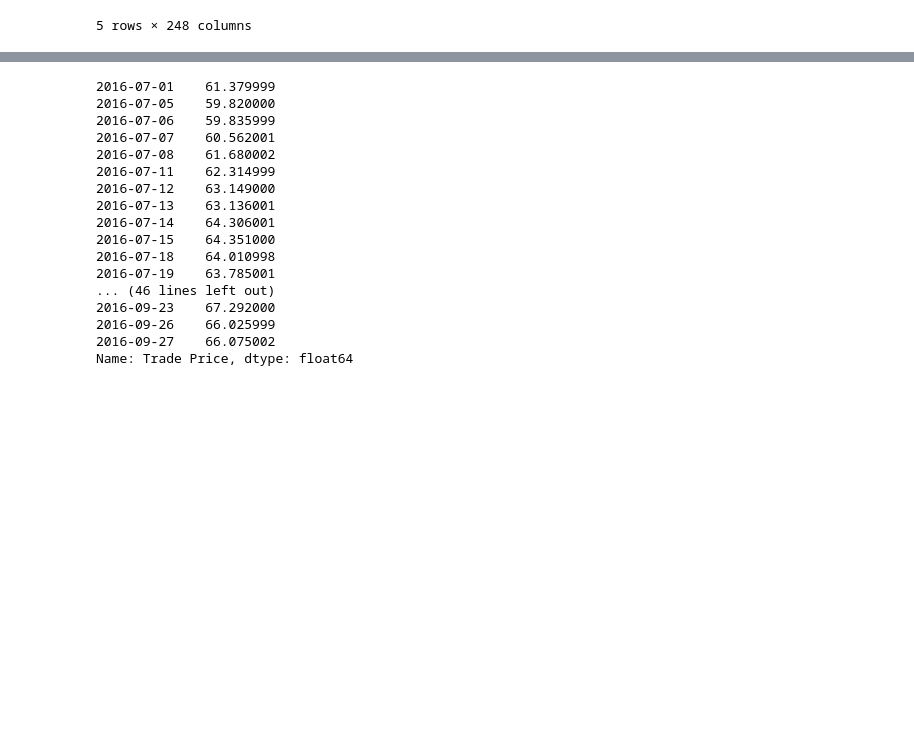
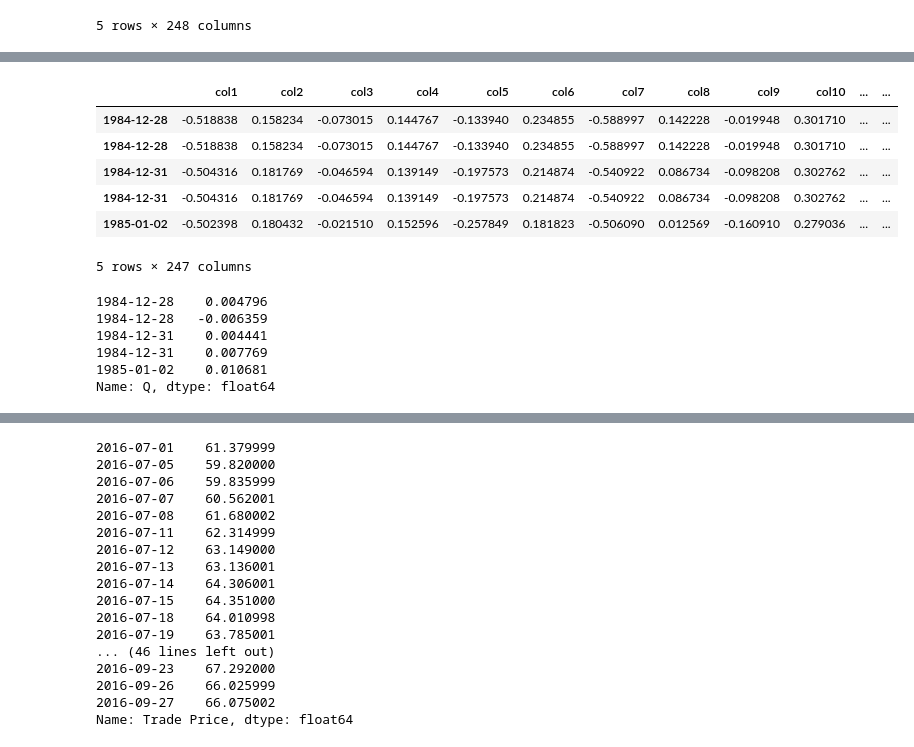
Before and after one commit to savourylie/Stock-Price-Forecaster, a Jupyter notebook: TradingBot/TradingBot.ipynb, the cells around one changed output, grey strips where cells are left out. Drawn from its saved outputs; the diff is of its cells as text; code cells hidden in the pictures; blank space fills up the shorter version.

```diff
--- a/TradingBot/TradingBot.ipynb
+++ b/TradingBot/TradingBot.ipynb
@@ -2958,16 +2861,32 @@ display(q_df.tail())
 # %%
-from datetime import timedelta
+from datetime import timedelta, datetime
+
+last_training_day = datetime(2014, 6, 30)
 
 train_data = q_df[:last_training_day]
 cv_data = q_df[last_training_day + timedelta(days=1):datetime(2016, 6, 30)]
 
 X_train = train_data.ix[:, :-1]
 y_train = train_data.ix[:, -1]
 X_cv = cv_data.ix[:, :-1]
 y_cv = cv_data.ix[:, -1]
 
-print(X_train.head())
-print(y_train.head())
+display(X_train.head())
+display(y_train.head())
+# %% [output]
+|  | col1 | col2 | col3 | col4 | col5 | col6 | col7 | col8 | col9 | col10 | ... | ... |
+| 1984-12-28 | -0.518838 | 0.158234 | -0.073015 | 0.144767 | -0.133940 | 0.234855 | -0.588997 | 0.142228 | -0.019948 | 0.301710 | ... | ... |
+| 1984-12-28 | -0.518838 | 0.158234 | -0.073015 | 0.144767 | -0.133940 | 0.234855 | -0.588997 | 0.142228 | -0.019948 | 0.301710 | ... | ... |
+| 1984-12-31 | -0.504316 | 0.181769 | -0.046594 | 0.139149 | -0.197573 | 0.214874 | -0.540922 | 0.086734 | -0.098208 | 0.302762 | ... | ... |
+| 1984-12-31 | -0.504316 | 0.181769 | -0.046594 | 0.139149 | -0.197573 | 0.214874 | -0.540922 | 0.086734 | -0.098208 | 0.302762 | ... | ... |
+| 1985-01-02 | -0.502398 | 0.180432 | -0.021510 | 0.152596 | -0.257849 | 0.181823 | -0.506090 | 0.012569 | -0.160910 | 0.279036 | ... | ... |
+5 rows × 247 columns
+1984-12-28    0.004796
+1984-12-28   -0.006359
+1984-12-31    0.004441
+1984-12-31    0.007769
+1985-01-02    0.010681
+Name: Q, dtype: float64
 # %%
 learning_curves(X_train, y_train, X_cv, y_cv)
 # %% [output]
```
Also changed, not shown: parts of 34 cells of this notebook, 2 other files.
